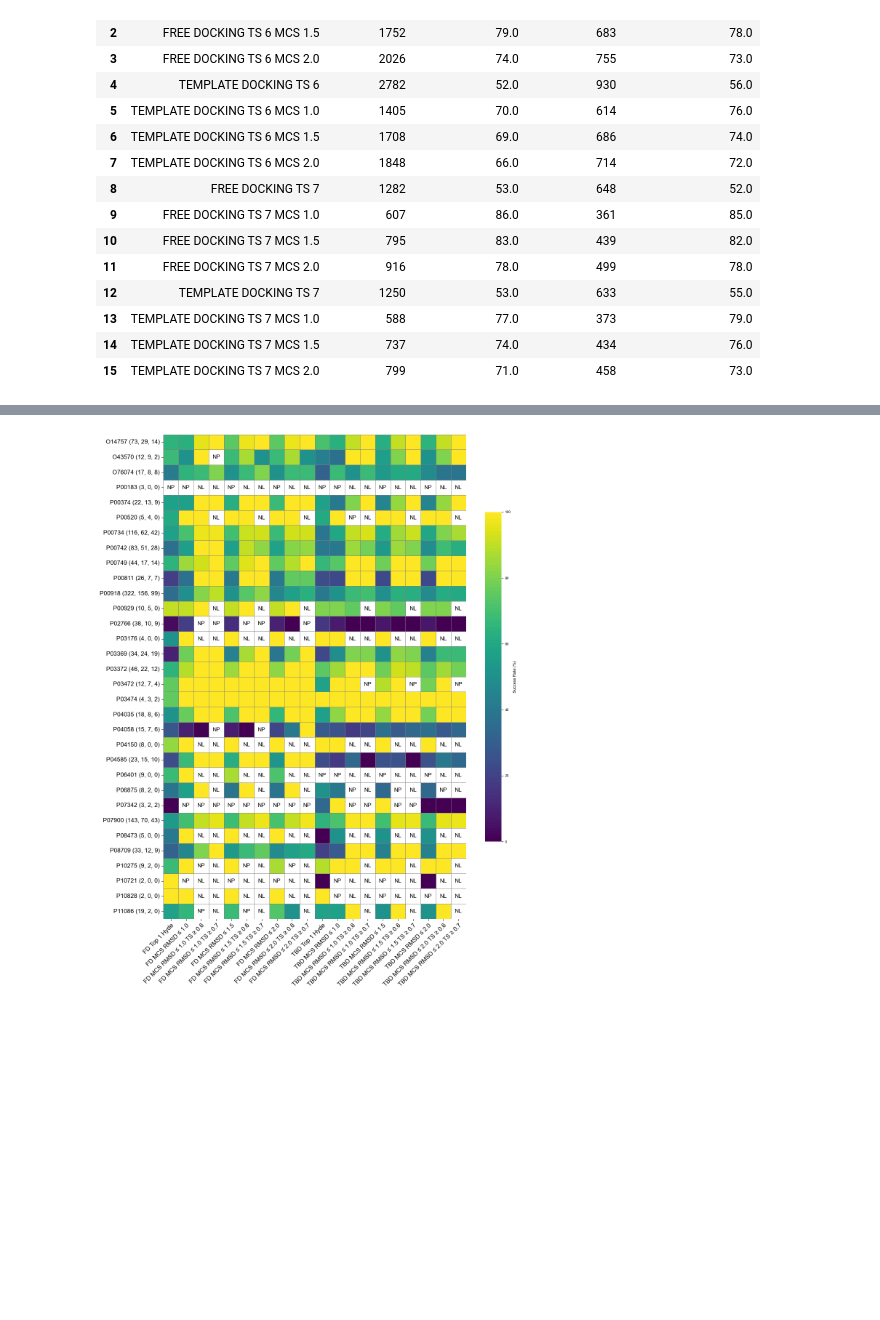
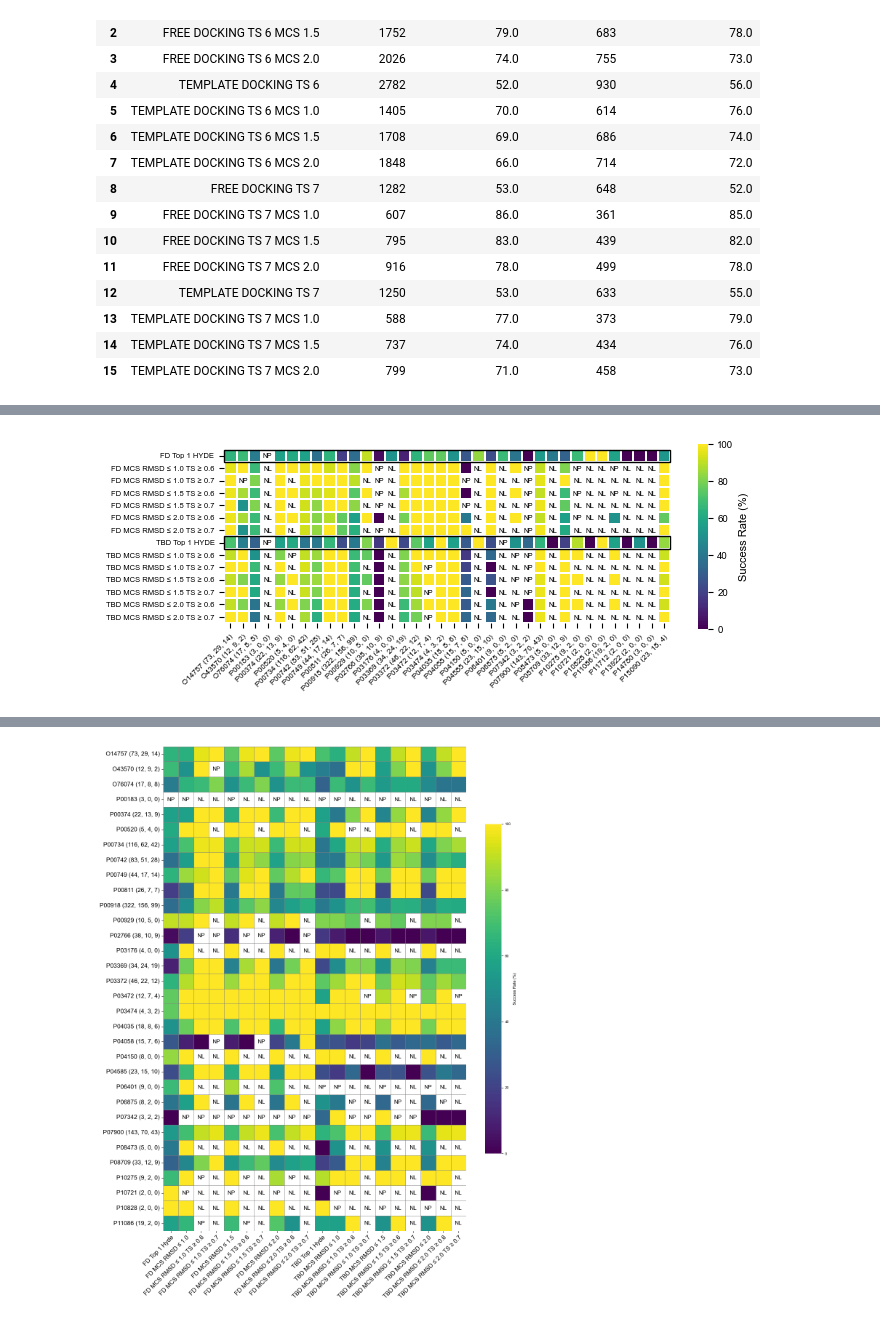
Before and after one commit to ruthbrenk/DockBind, a Jupyter notebook: docking_validation/scripts/cross_docking_analysis.ipynb, the cells around one changed output, grey strips where cells are left out. Drawn from its saved outputs; the diff is of its cells as text; code cells hidden in the pictures; blank space fills up the shorter version.

```diff
--- a/docking_validation/scripts/cross_docking_analysis.ipynb
+++ b/docking_validation/scripts/cross_docking_analysis.ipynb
@@ -1290,0 +1269,4 @@ plt.show()
+# %%
+pair_left = pair_left.drop(columns=['FD MCS RMSD ≤ 1.0', 'FD MCS RMSD ≤ 1.5', 'FD MCS RMSD ≤ 2.0',
+                                    'TBD MCS RMSD ≤ 1.0', 'TBD MCS RMSD ≤ 1.5', 'TBD MCS RMSD ≤ 2.0'
+                                   ])
@@ -1290,0 +1309,83 @@ plt.show()
+# %%
+from matplotlib.patches import Rectangle
+
+df_colored = pair_left.map(lambda x: np.nan if x in [-2, -1] else x)
+df_colored.index = [f'{i} ({similarity_df.loc[i].Ligands}, {similarity_df.loc[i].TS_6}, {similarity_df.loc[i].TS_7})' for i in df_colored.index]
+colors = list(sns.color_palette("viridis", as_cmap=True)(np.linspace(0, 1, 100)))
+cmap = ListedColormap(colors)
+
+# Transpose so targets are on x-axis
+df_t = df_colored.T
+pair_left_t = pair_left.T
+
+def add_white_cells_with_annotations(ax, df_ex):
+    for (i, j), val in np.ndenumerate(df_ex.values):
+        if val == -1:
+            ax.text(j + 0.5, i + 0.5, 'NL', color='black', ha='center', va='center', fontsize=5)
+        elif val == -2:
+            ax.text(j + 0.5, i + 0.5, 'NP', color='black', ha='center', va='center', fontsize=5)
+
+# Rows of the heatmap (df_t) to highlight, 0-indexed
+highlight_rows = [0, 7]  # i.e., 1st and 8th rows
+
+# === Part 1 — first 36 targets ===
+fig1, ax1 = plt.subplots(figsize=(7, 3.5))
+sns.heatmap(
+    df_t.iloc[:, :36],
+    ax=ax1,
+    cmap=cmap,
+    annot=False,
+    cbar=True,
+    vmin=0,
+    vmax=100,
+    linewidths=0.1,
+    linecolor='white',
+    square=True,
+    cbar_kws={'label': 'Success Rate (%)', 'shrink': 0.6, 'orientation': 'vertical'}
+)
+add_white_cells_with_annotations(ax1, pair_left_t.iloc[:, :36])
+
+n_cols1 = df_t.iloc[:, :36].shape[1]
+for row_idx in highlight_rows:
+    ax1.add_patch(Rectangle(
+        (0, row_idx), n_cols1, 1,
+        fill=False, edgecolor='black', linewidth=1, clip_on=False
+    ))
+
+ax1.set_xticklabels(ax1.get_xticklabels(), fontsize=5.5, rotation=45, ha='right', rotation_mode='anchor')
+ax1.set_yticklabels(ax1.get_yticklabels(), fontsize=5.5, rotation=0)
+plt.tight_layout()
+plt.savefig('../images/success_rate_per_target_unique_part1.png', dpi=300, bbox_inches='tight')
+plt.show()
+
+# === Part 2 — remaining targets ===
+fig2, ax2 = plt.subplots(figsize=(7, 3.5))
+sns.heatmap(
+    df_t.iloc[:, 36:],
+    ax=ax2,
+    cmap=cmap,
+    annot=False,
+    cbar=True,
+    vmin=0,
+    vmax=100,
+    linewidths=0.1,
+    linecolor='white',
+    square=True,
+    cbar_kws={'label': 'Success Rate (%)', 'shrink': 0.6, 'orientation': 'vertical'}
+)
+add_white_cells_with_annotations(ax2, pair_left_t.iloc[:, 36:])
+
+n_cols2 = df_t.iloc[:, 36:].shape[1]
+for row_idx in highlight_rows:
+    ax2.add_patch(Rectangle(
+        (0, row_idx), n_cols2, 1,
+        fill=False, edgecolor='black', linewidth=1, clip_on=False
+    ))
+
+ax2.set_xticklabels(ax2.get_xticklabels(), fontsize=5.5, rotation=45, ha='right', rotation_mode='anchor')
+ax2.set_yticklabels(ax2.get_yticklabels(), fontsize=5.5, rotation=0)
+plt.tight_layout()
+plt.savefig('../images/success_rate_per_target_unique_part2.png', dpi=300, bbox_inches='tight')
+plt.show()
+# %% [output]
+[figure, added]
```
Also changed, not shown: parts of 19 cells of this notebook, 1 other file.
